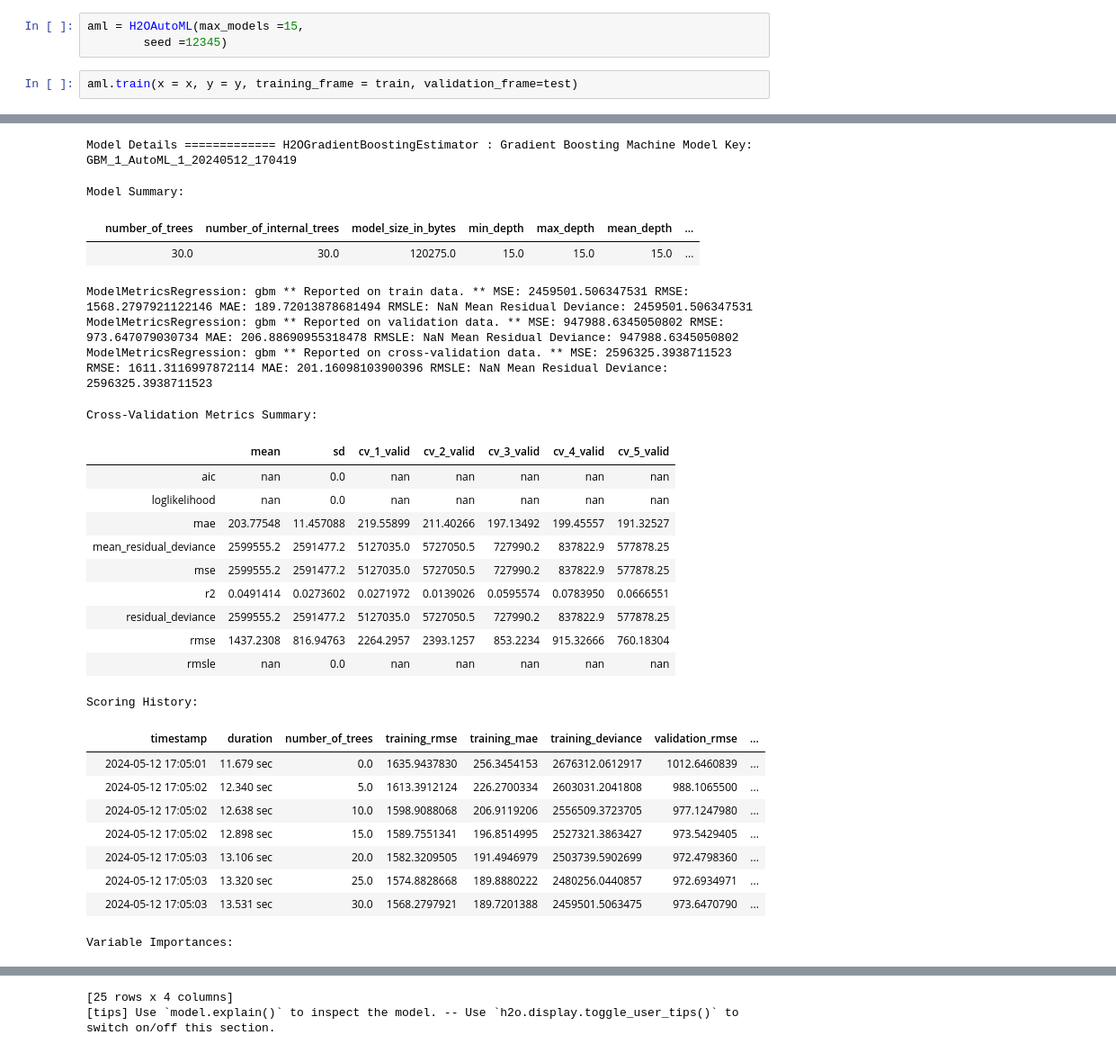
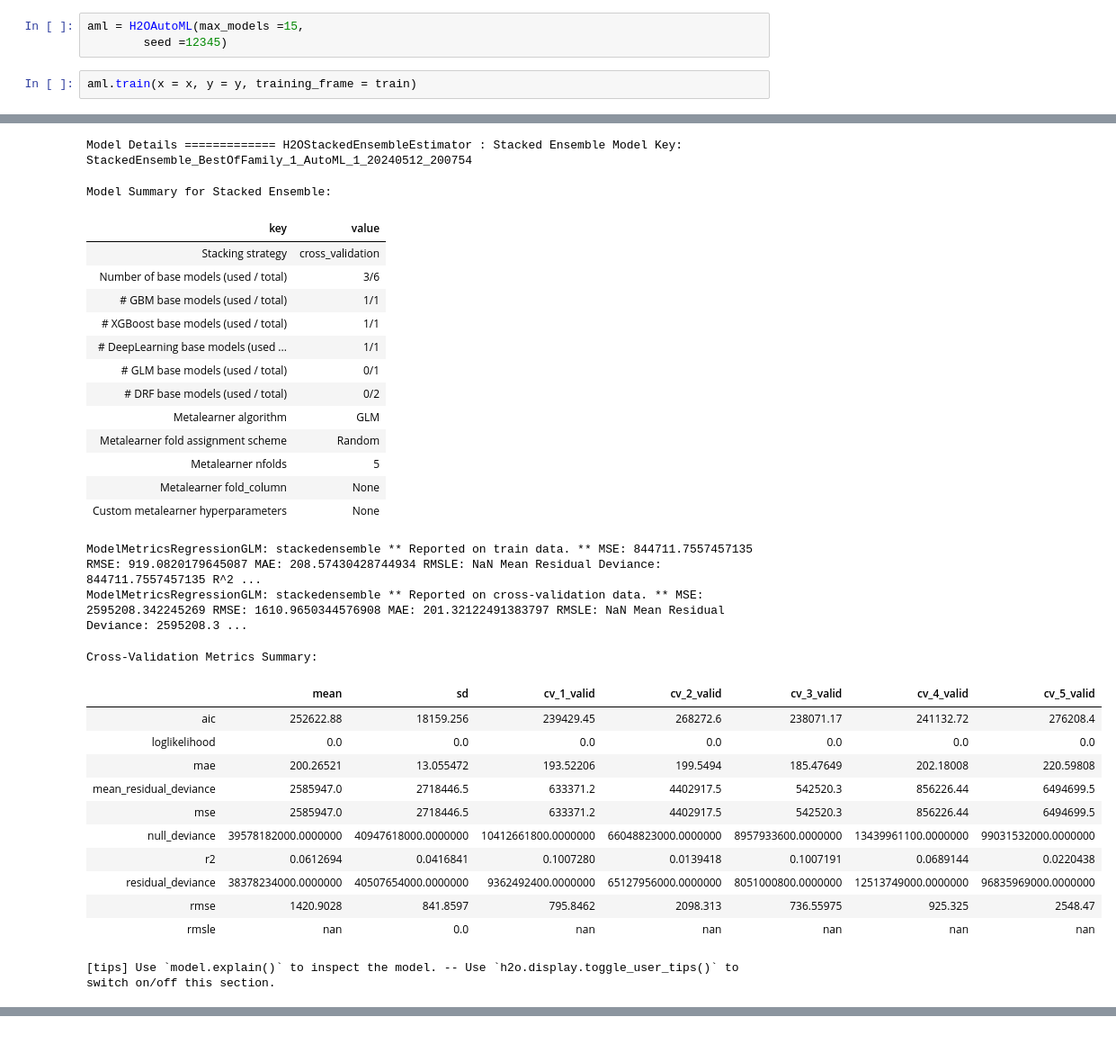
Before and after one commit to jinhuizi-fu/insurance_ml, a Jupyter notebook: project/h2o_automl.ipynb, the cells around one changed output, grey strips where cells are left out. Shown at 90% size. Cells and saved outputs as stored; diff of their text form.

```diff
--- a/project/h2o_automl.ipynb
+++ b/project/h2o_automl.ipynb
@@ -163,5 +53,5 @@ x = list(set(train.names) - set(ignore))
 aml = H2OAutoML(max_models =15,
 		seed =12345)
 # %%
-aml.train(x = x, y = y, training_frame = train, validation_frame=test)
+aml.train(x = x, y = y, training_frame = train)
 # %% [output]
@@ -176,28 +59,30 @@ AutoML progress: |
-Model Details ============= H2OGradientBoostingEstimator : Gradient Boosting Machine Model Key: GBM_1_AutoML_1_20240512_170419
+Model Details ============= H2OStackedEnsembleEstimator : Stacked Ensemble Model Key: StackedEnsemble_BestOfFamily_1_AutoML_1_20240512_200754
-Model Summary:
+Model Summary for Stacked Ensemble:
-|  | number_of_trees | number_of_internal_trees | model_size_in_bytes | min_depth | max_depth | mean_depth | ... |
-|  | 30.0 | 30.0 | 120275.0 | 15.0 | 15.0 | 15.0 | ... |
+| key | value |
+| Stacking strategy | cross_validation |
+| Number of base models (used / total) | 3/6 |
+| # GBM base models (used / total) | 1/1 |
+| # XGBoost base models (used / total) | 1/1 |
+| # DeepLearning base models (used ... | 1/1 |
+| # GLM base models (used / total) | 0/1 |
+| # DRF base models (used / total) | 0/2 |
+| Metalearner algorithm | GLM |
+| Metalearner fold assignment scheme | Random |
+| Metalearner nfolds | 5 |
+| Metalearner fold_column | None |
+| Custom metalearner hyperparameters | None |
-ModelMetricsRegression: gbm ** Reported on train data. ** MSE: 2459501.506347531 RMSE: 1568.2797921122146 MAE: 189.72013878681494 RMSLE: NaN Mean Residual Deviance: 2459501.506347531
-ModelMetricsRegression: gbm ** Reported on validation data. ** MSE: 947988.6345050802 RMSE: 973.647079030734 MAE: 206.88690955318478 RMSLE: NaN Mean Residual Deviance: 947988.6345050802
-ModelMetricsRegression: gbm ** Reported on cross-validation data. ** MSE: 2596325.3938711523 RMSE: 1611.3116997872114 MAE: 201.16098103900396 RMSLE: NaN Mean Residual Deviance: 2596325.3938711523
+ModelMetricsRegressionGLM: stackedensemble ** Reported on train data. ** MSE: 844711.7557457135 RMSE: 919.0820179645087 MAE: 208.57430428744934 RMSLE: NaN Mean Residual Deviance: 844711.7557457135 R^2 ...
+ModelMetricsRegressionGLM: stackedensemble ** Reported on cross-validation data. ** MSE: 2595208.342245269 RMSE: 1610.9650344576908 MAE: 201.32122491383797 RMSLE: NaN Mean Residual Deviance: 2595208.3 ...
 Cross-Validation Metrics Summary:
 |  | mean | sd | cv_1_valid | cv_2_valid | cv_3_valid | cv_4_valid | cv_5_valid |
-| aic | nan | 0.0 | nan | nan | nan | nan | nan |
-| loglikelihood | nan | 0.0 | nan | nan | nan | nan | nan |
-| mae | 203.77548 | 11.457088 | 219.55899 | 211.40266 | 197.13492 | 199.45557 | 191.32527 |
-| mean_residual_deviance | 2599555.2 | 2591477.2 | 5127035.0 | 5727050.5 | 727990.2 | 837822.9 | 577878.25 |
-| mse | 2599555.2 | 2591477.2 | 5127035.0 | 5727050.5 | 727990.2 | 837822.9 | 577878.25 |
-| r2 | 0.0491414 | 0.0273602 | 0.0271972 | 0.0139026 | 0.0595574 | 0.0783950 | 0.0666551 |
-| residual_deviance | 2599555.2 | 2591477.2 | 5127035.0 | 5727050.5 | 727990.2 | 837822.9 | 577878.25 |
-| rmse | 1437.2308 | 816.94763 | 2264.2957 | 2393.1257 | 853.2234 | 915.32666 | 760.18304 |
+| aic | 252622.88 | 18159.256 | 239429.45 | 268272.6 | 238071.17 | 241132.72 | 276208.4 |
+| loglikelihood | 0.0 | 0.0 | 0.0 | 0.0 | 0.0 | 0.0 | 0.0 |
+| mae | 200.26521 | 13.055472 | 193.52206 | 199.5494 | 185.47649 | 202.18008 | 220.59808 |
+| mean_residual_deviance | 2585947.0 | 2718446.5 | 633371.2 | 4402917.5 | 542520.3 | 856226.44 | 6494699.5 |
+| mse | 2585947.0 | 2718446.5 | 633371.2 | 4402917.5 | 542520.3 | 856226.44 | 6494699.5 |
+| null_deviance | 39578182000.0000000 | 40947618000.0000000 | 10412661800.0000000 | 66048823000.0000000 | 8957933600.0000000 | 13439961100.0000000 | 99031532000.0000000 |
+| r2 | 0.0612694 | 0.0416841 | 0.1007280 | 0.0139418 | 0.1007191 | 0.0689144 | 0.0220438 |
+| residual_deviance | 38378234000.0000000 | 40507654000.0000000 | 9362492400.0000000 | 65127956000.0000000 | 8051000800.0000000 | 12513749000.0000000 | 96835969000.0000000 |
+| rmse | 1420.9028 | 841.8597 | 795.8462 | 2098.313 | 736.55975 | 925.325 | 2548.47 |
 | rmsle | nan | 0.0 | nan | nan | nan | nan | nan |
-Scoring History:
+[tips] Use `model.explain()` to inspect the model. -- Use `h2o.display.toggle_user_tips()` to switch on/off this section.
-|  | timestamp | duration | number_of_trees | training_rmse | training_mae | training_deviance | validation_rmse | ... |
-|  | 2024-05-12 17:05:01 | 11.679 sec | 0.0 | 1635.9437830 | 256.3454153 | 2676312.0612917 | 1012.6460839 | ... |
-|  | 2024-05-12 17:05:02 | 12.340 sec | 5.0 | 1613.3912124 | 226.2700334 | 2603031.2041808 | 988.1065500 | ... |
-|  | 2024-05-12 17:05:02 | 12.638 sec | 10.0 | 1598.9088068 | 206.9119206 | 2556509.3723705 | 977.1247980 | ... |
-|  | 2024-05-12 17:05:02 | 12.898 sec | 15.0 | 1589.7551341 | 196.8514995 | 2527321.3863427 | 973.5429405 | ... |
-|  | 2024-05-12 17:05:03 | 13.106 sec | 20.0 | 1582.3209505 | 191.4946979 | 2503739.5902699 | 972.4798360 | ... |
-|  | 2024-05-12 17:05:03 | 13.320 sec | 25.0 | 1574.8828668 | 189.8880222 | 2480256.0440857 | 972.6934971 | ... |
-|  | 2024-05-12 17:05:03 | 13.531 sec | 30.0 | 1568.2797921 | 189.7201388 | 2459501.5063475 | 973.6470790 | ... |
-Variable Importances:
@@ -221,5 +89,3 @@ Variable Importances:
-[25 rows x 4 columns]
-[tips] Use `model.explain()` to inspect the model. -- Use `h2o.display.toggle_user_tips()` to switch on/off this section.
 # %%
 aml.leaderboard
 # %% [output]
```
Also changed, not shown: parts of 17 cells of this notebook, 3 other files.
